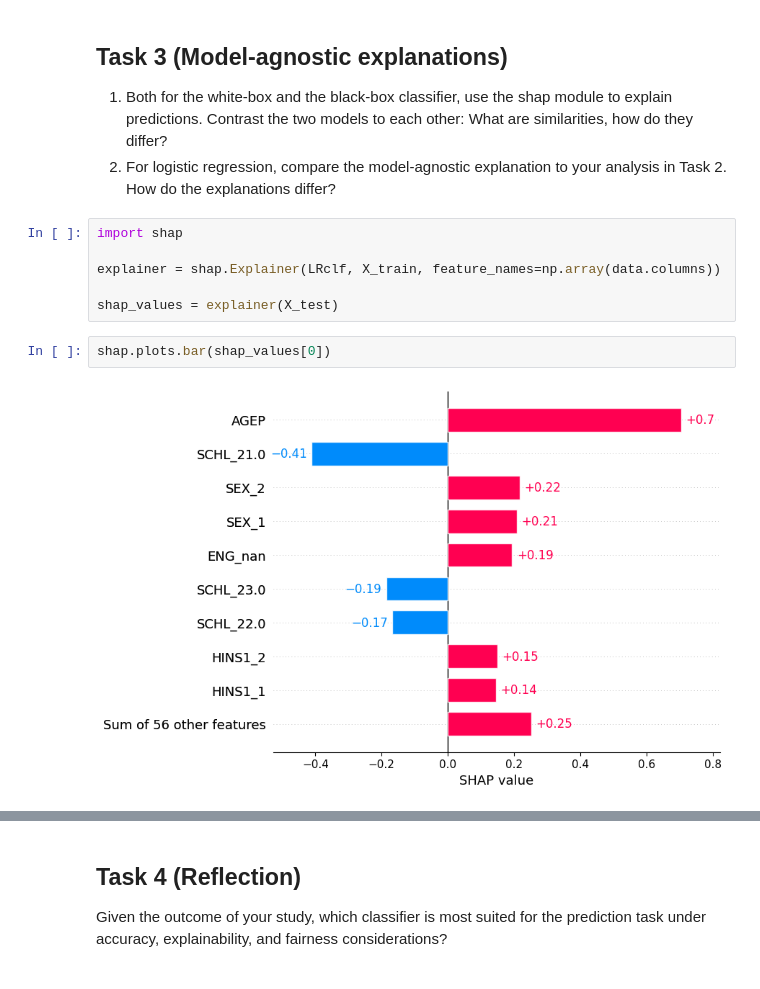
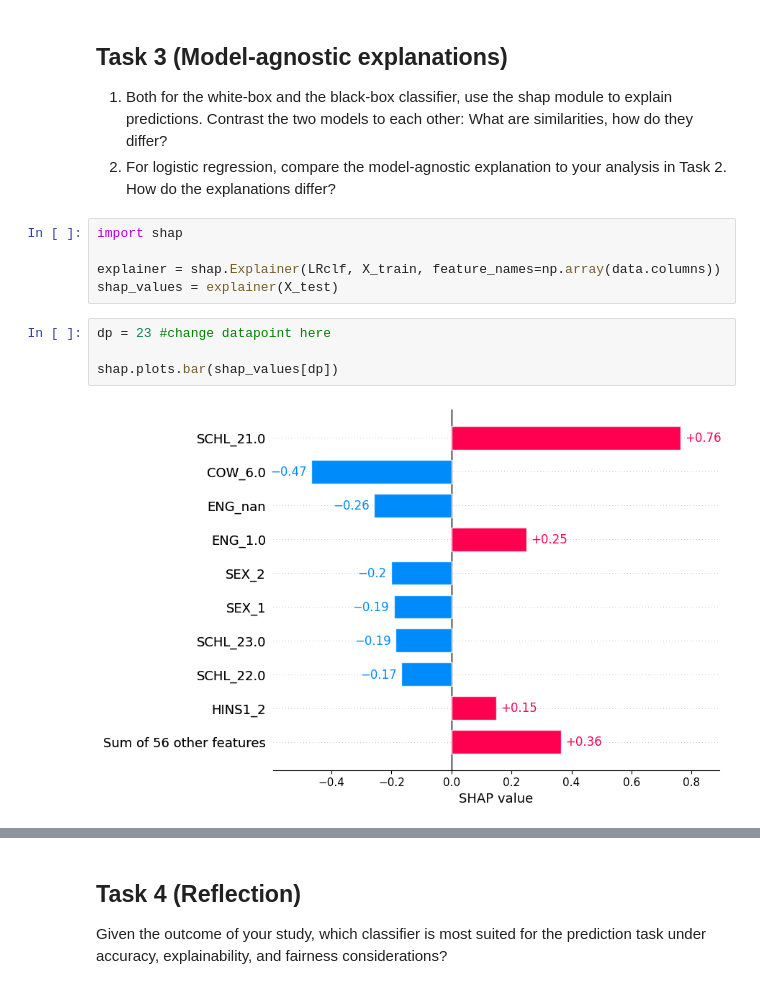
Before and after one commit to Xannadoo/Algorithmic_Fairness_Mandatories, a Jupyter notebook: Mandatory_1/afae24-assignment_sanna.ipynb, the cells around one changed output, grey strips where cells are left out. Drawn from its saved outputs; the diff is of its cells as text.

```diff
--- a/Mandatory_1/afae24-assignment_sanna.ipynb
+++ b/Mandatory_1/afae24-assignment_sanna.ipynb
@@ -653,11 +653,12 @@ How do the explanations differ?
 import shap
 
 explainer = shap.Explainer(LRclf, X_train, feature_names=np.array(data.columns))
-
 shap_values = explainer(X_test)
-# %%
-shap.plots.bar(shap_values[0])
-# %% [output]
-[figure, removed]
+# %%
+dp = 23 #change datapoint here
+
+shap.plots.bar(shap_values[dp])
+# %% [output]
+[figure, added]
 # %%
 shap.initjs()
```
Also changed, not shown: parts of 4 cells of this notebook.
